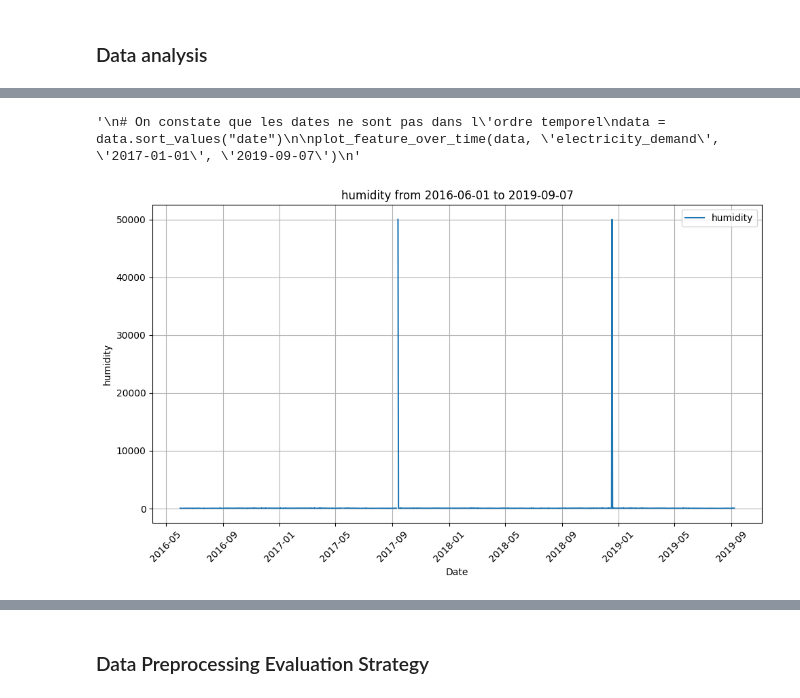
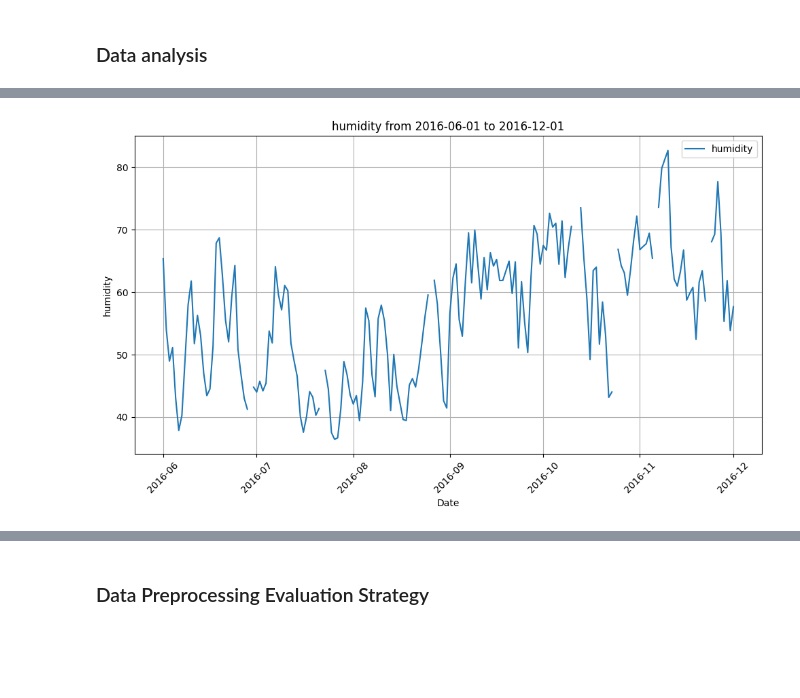
Before and after one commit to racousin/data_science_practice_2025, a Jupyter notebook: ErwanR123/module5/module5_exercise.ipynb, the cells around one changed output, grey strips where cells are left out. Saved outputs shown, nothing was run; the diff lists cells and outputs as text; code cells hidden in the pictures; blank space fills up the shorter version.

```diff
--- a/ErwanR123/module5/module5_exercise.ipynb
+++ b/ErwanR123/module5/module5_exercise.ipynb
@@ -110,4 +54,0 @@ dtype: int64
-# %%
-print(f"Dates dupliquées : {data['date'].duplicated().sum()}")
-# On supprime les dates dupliquées
-data = data.drop_duplicates(subset=['date'], keep='last')
@@ -168,19 +90,0 @@ Name: wind_speed, Length: 1819, dtype: object
-# %%
-df = pd.DataFrame()
-
-# On sépare en deux colonnes : valeur et unité
-df[["valeur", "unite"]] = data["wind_speed"].str.extract(r'([\d.]+)\s*(\w+/?.*)')
-
-# Conversion en float
-df["valeur"] = df["valeur"].astype(float)
-
-# Conversion en m/s
-df["vitesse_m/s"] = df.apply(
-    lambda row: row["valeur"] if row["unite"] == "m/s" else row["valeur"] / 3.6,
-    axis=1
-)
-
-# On remplace la colonne wind_speed par les valeurs de vitesse_m/s dans le dataset data
-data["wind_speed"] = df["vitesse_m/s"]
-
-data
@@ -205,7 +94,0 @@ plot_feature_over_time(data, 'electricity_demand', '2017-01-01', '2019-09-07')
-# %%
-# On regarde le nombre de valeurs négatives
-print(sum(data["electricity_demand"] < 0))
-# Il y en a qu'une donc on remplace par la moyenne
-data["electricity_demand"] = data["electricity_demand"].mask(data["electricity_demand"] < 0, np.mean(data["electricity_demand"]))
-
-plot_feature_over_time(data, 'electricity_demand', '2017-01-01', '2019-09-07')
@@ -215,13 +95,4 @@ plot_feature_over_time(data, 'electricity_demand', '2017-01-01', '2019-09-07')
-# %%
-"""
-# On constate que les dates ne sont pas dans l'ordre temporel
-data = data.sort_values("date")
-
-plot_feature_over_time(data, 'electricity_demand', '2017-01-01', '2019-09-07')
-"""
-# %% [output]
-'\n# On constate que les dates ne sont pas dans l\'ordre temporel\ndata = data.sort_values("date")\n\nplot_feature_over_time(data, \'electricity_demand\', \'2017-01-01\', \'2019-09-07\')\n'
 # %%
-plot_feature_over_time(data, 'humidity', '2016-06-01', '2019-09-07')
+plot_feature_over_time(data, 'humidity', '2016-06-01', '2016-12-01')
 # %% [output]
-[figure, old version]
+[figure, new version]
```
Also changed, not shown: parts of 38 cells of this notebook.
